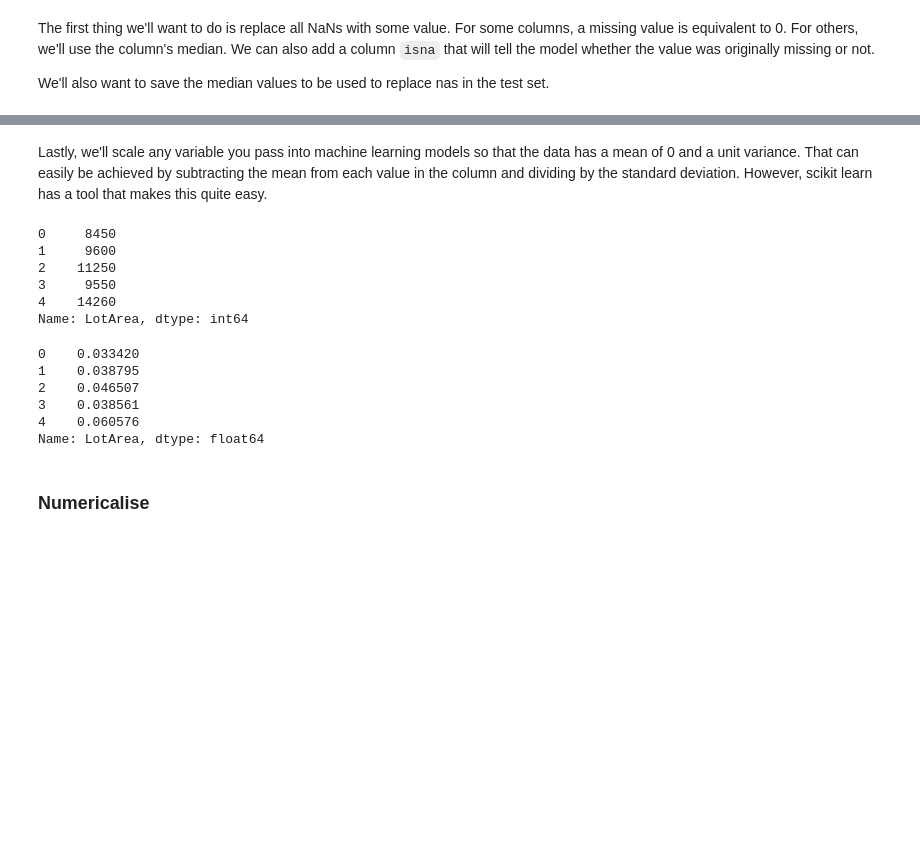
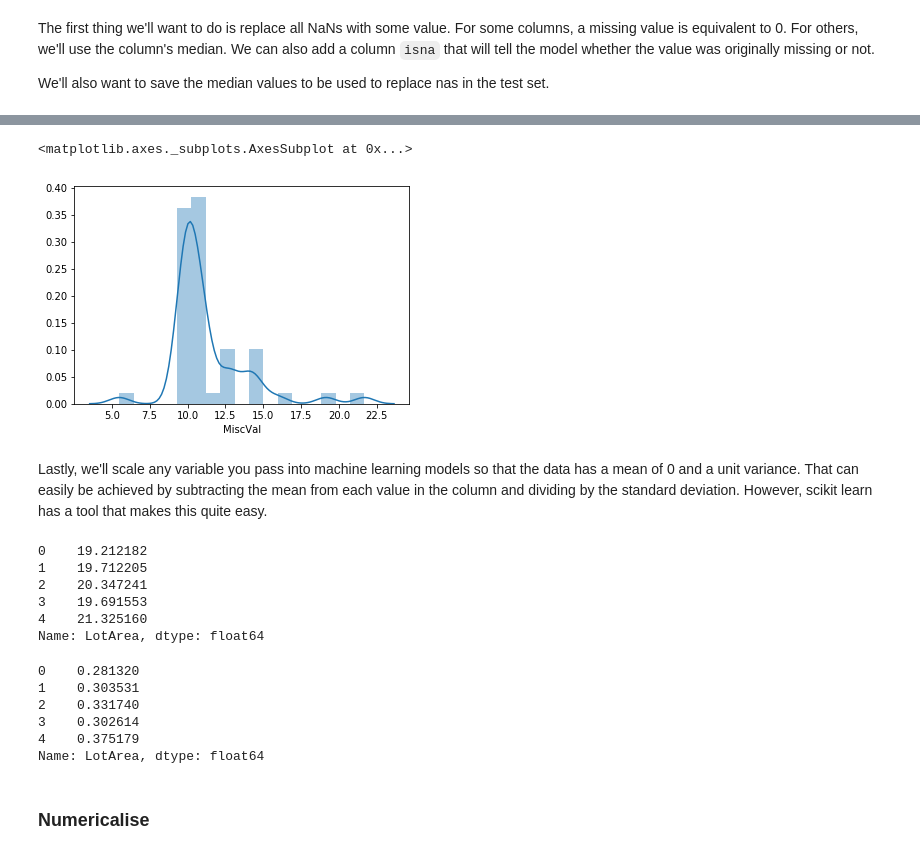
Before and after one commit to Technology-Notes/kaggle-notebooks, a Jupyter notebook: kaggle/house-prices-advanced-regression-techniques/linear-regression.ipynb, the cells around one changed output, grey strips where cells are left out. Saved outputs shown, nothing was run; the diff lists cells and outputs as text; code cells hidden in the pictures; blank space fills up the shorter version.

```diff
--- a/kaggle/house-prices-advanced-regression-techniques/linear-regression.ipynb
+++ b/kaggle/house-prices-advanced-regression-techniques/linear-regression.ipynb
@@ -217,0 +225,3 @@ for col in continuous_columns:
+# %%
+skew_feats = df_raw[continuous_columns].apply(lambda x: skew(x)).sort_values(ascending=False)
+skew_feats.head(10)
@@ -218,25 +247,36 @@ for col in continuous_columns:
+# %%
+skew_feats = skew_feats[abs(skew_feats) > 0.75]
+
+lam = 0.15
+for feat in skew_feats.index:
+    df_raw[feat] = boxcox1p(df_raw[feat], lam)
+# %%
+sns.distplot(df_raw[df_raw['MiscVal'] != 0]['MiscVal'])
+# %% [output]
+<matplotlib.axes._subplots.AxesSubplot at 0x...>
+[figure, added]
 # %% [markdown]
 Lastly, we'll scale any variable you pass into machine learning models so that the data has a mean of 0 and a unit variance. That can easily be achieved by subtracting the mean from each value in the column and dividing by the standard deviation. However, scikit learn has a tool that makes this quite easy.
 # %%
 df_raw['LotArea'].head()
 # %% [output]
-0     8450
-1     9600
-2    11250
-3     9550
-4    14260
-Name: LotArea, dtype: int64
+0    19.212182
+1    19.712205
+2    20.347241
+3    19.691553
+4    21.325160
+Name: LotArea, dtype: float64
 # %%
 scaler = MinMaxScaler()
 df_raw[continuous_columns] = scaler.fit_transform(df_raw[continuous_columns])
 # %%
 df_raw['LotArea'].head()
 # %% [output]
-0    0.033420
-1    0.038795
-2    0.046507
-3    0.038561
-4    0.060576
+0    0.281320
+1    0.303531
+2    0.331740
+3    0.302614
+4    0.375179
 Name: LotArea, dtype: float64
 # %% [markdown]
 ### Numericalise
```
Also changed, not shown: parts of 14 cells of this notebook, 1 other file.
